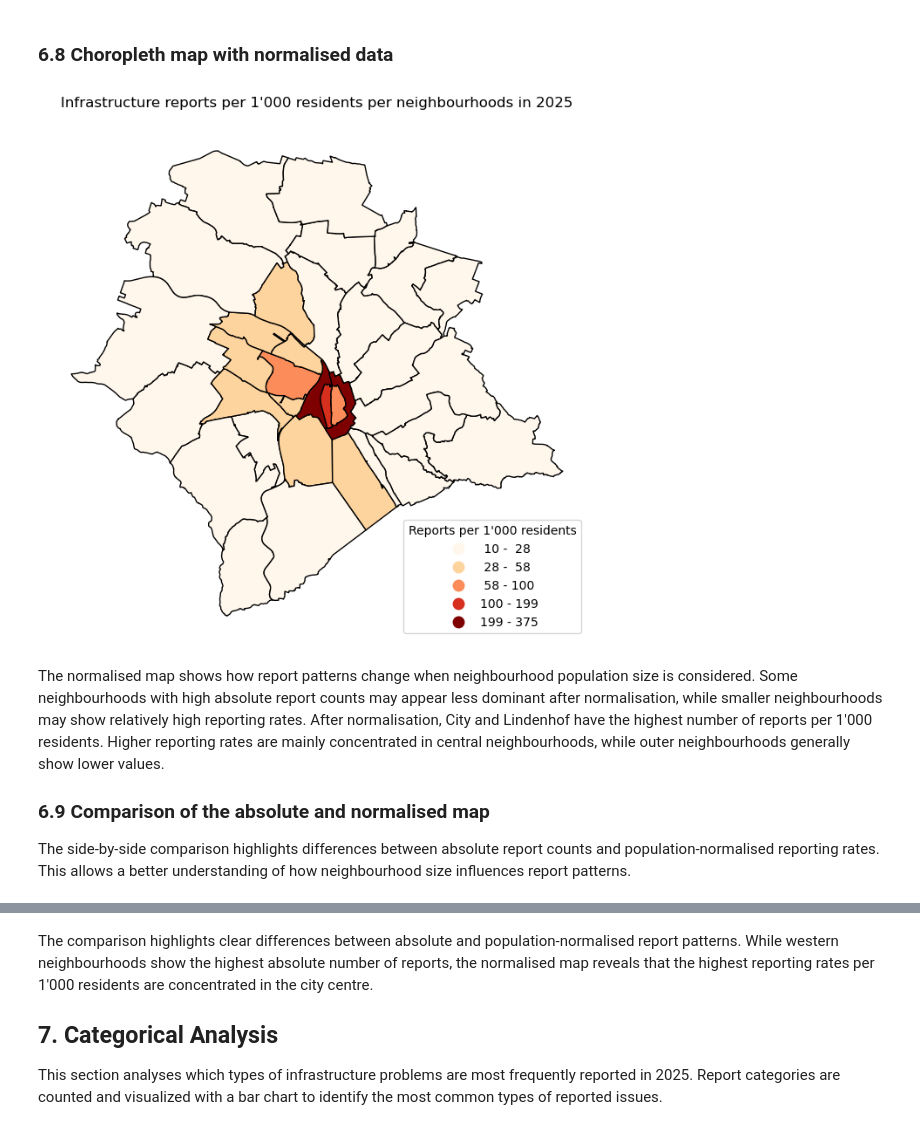
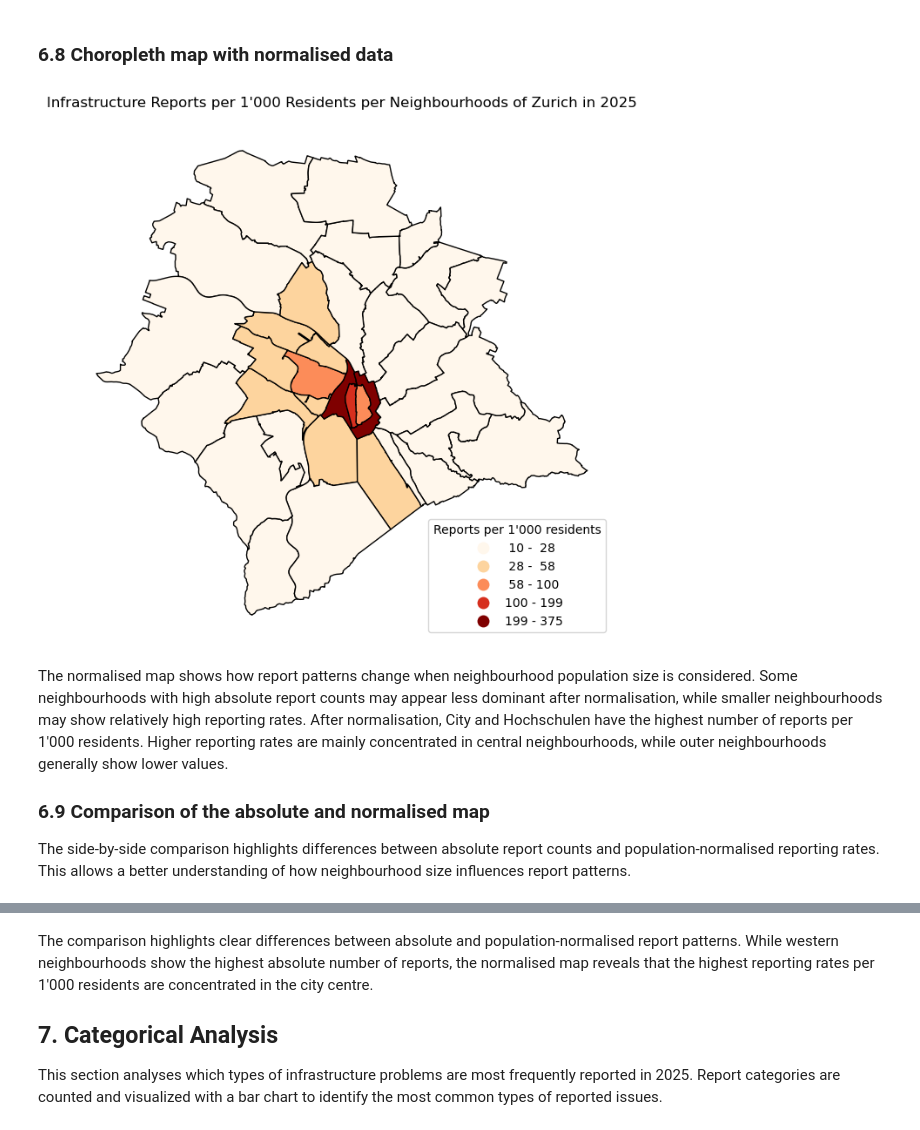
Before and after one commit to konaarnold/zueri-wie-neu-analysis, a Jupyter notebook: notebooks/zueri_wie_neu_analysis.ipynb, the cells around one changed output, grey strips where cells are left out. Drawn from its saved outputs; the diff is of its cells as text; code cells hidden in the pictures.

```diff
--- a/notebooks/zueri_wie_neu_analysis.ipynb
+++ b/notebooks/zueri_wie_neu_analysis.ipynb
@@ -623,16 +623,16 @@ zurich_neighbourhoods_population[[
 # %%
 create_choropleth(
     zurich_neighbourhoods_population,
     "reports_per_1000",
-    "Infrastructure reports per 1'000 residents per neighbourhoods in 2025",
+    "Infrastructure Reports per 1'000 Residents per Neighbourhoods of Zurich in 2025",
     "Reports per 1'000 residents",
     "../outputs/maps/reports_per_1000_zurich_2025.png"
 )
 # %% [output]
-[figure, old version]
+[figure, new version]
 # %% [markdown]
 The normalised map shows how report patterns change when neighbourhood population size is considered. Some neighbourhoods with high absolute report counts may appear less dominant after normalisation, while smaller neighbourhoods may show relatively high reporting rates.
-After normalisation, City and Lindenhof have the highest number of reports per 1'000 residents. Higher reporting rates are mainly concentrated in central neighbourhoods, while outer neighbourhoods generally show lower values.
+After normalisation, City and Hochschulen have the highest number of reports per 1'000 residents. Higher reporting rates are mainly concentrated in central neighbourhoods, while outer neighbourhoods generally show lower values.
 
 ### 6.9 Comparison of the absolute and normalised map
 The side-by-side comparison highlights differences between absolute report counts and population-normalised reporting rates. This allows a better understanding of how neighbourhood size influences report patterns.
```
Also changed, not shown: parts of 9 cells of this notebook, 13 other files.
